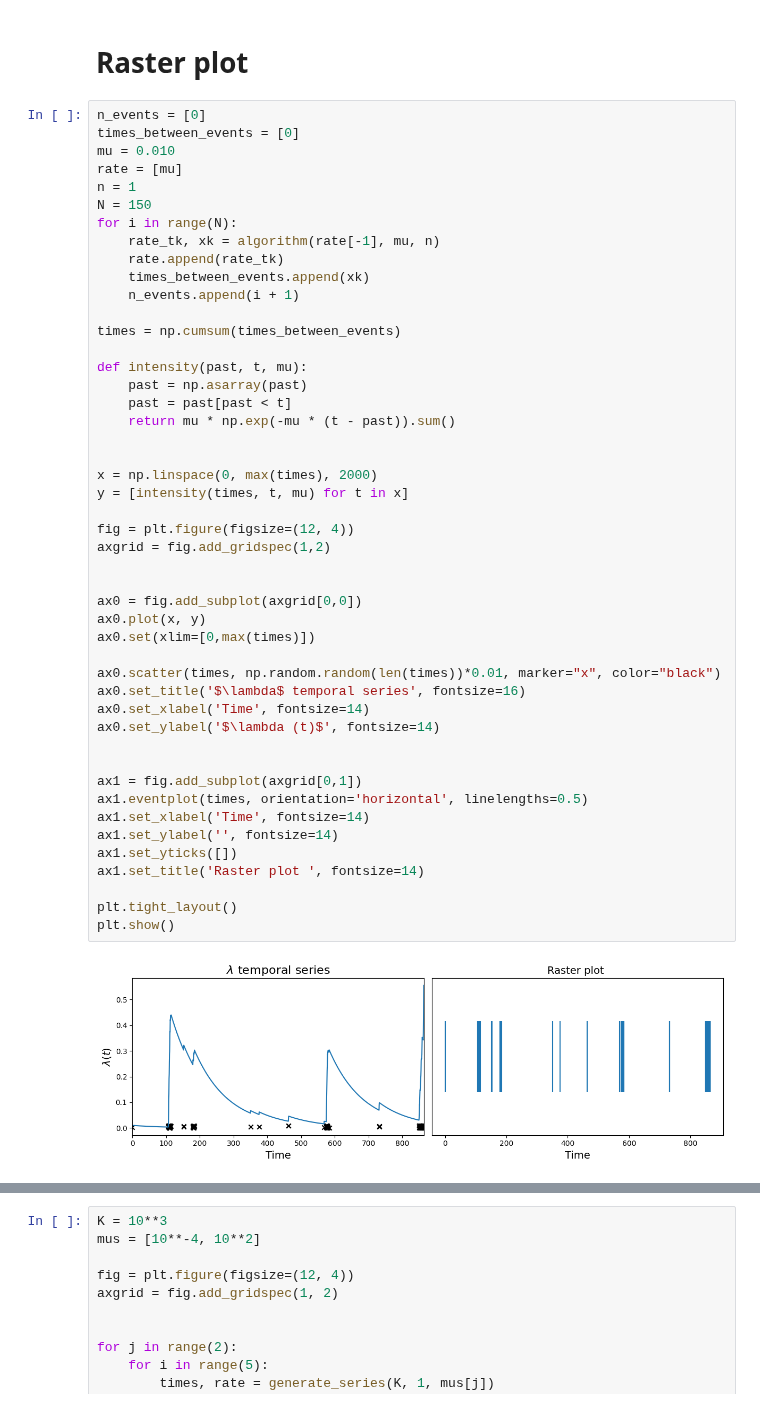
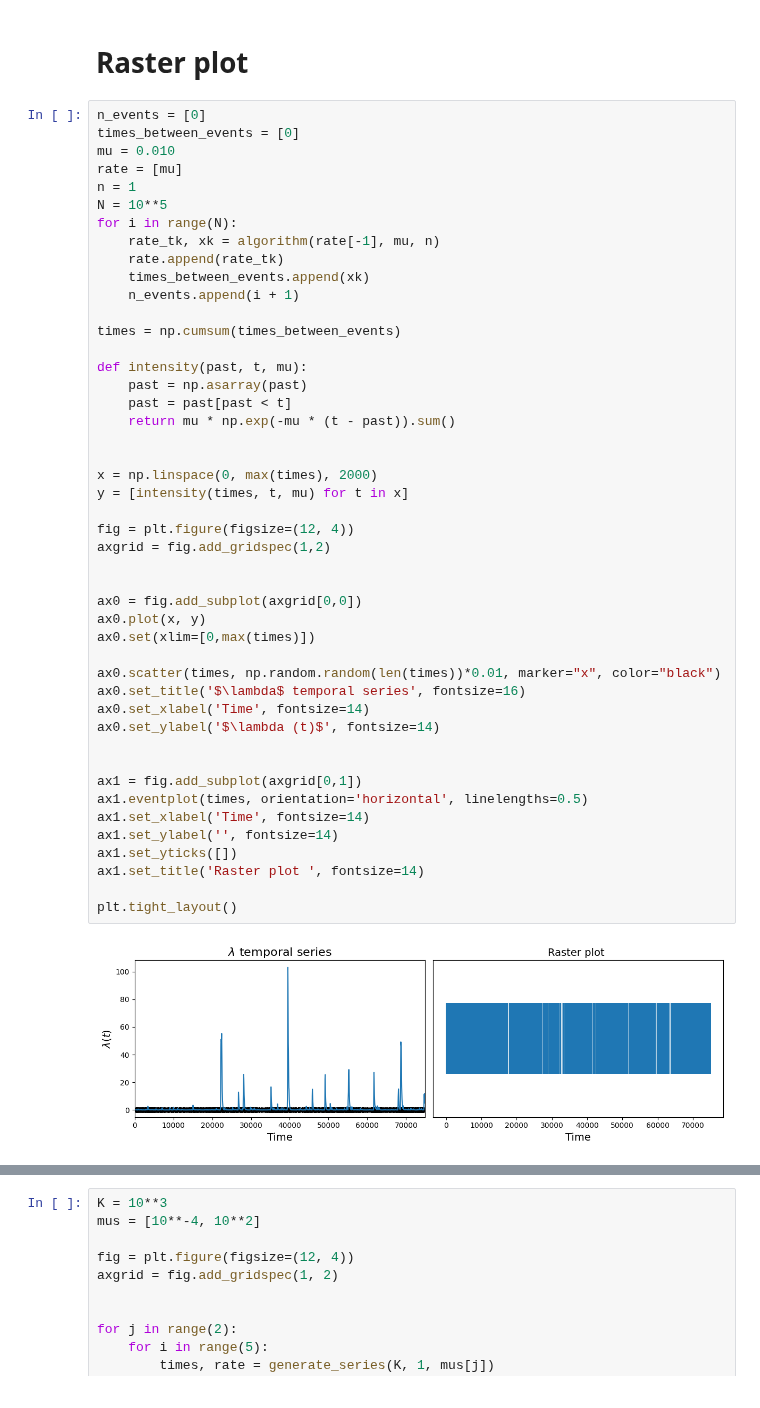
Before and after one commit to RivasAntonio/TFM, a Jupyter notebook: Códigos/Hawkes/Pruebas.ipynb, the cells around one changed output, grey strips where cells are left out. Drawn from its saved outputs; the diff is of its cells as text.

```diff
--- a/Códigos/Hawkes/Pruebas.ipynb
+++ b/Códigos/Hawkes/Pruebas.ipynb
@@ -48,7 +48,7 @@ times_between_events = [0]
 mu = 0.010
 rate = [mu]
 n = 1
-N = 150
+N = 10**5
 for i in range(N):
     rate_tk, xk = algorithm(rate[-1], mu, n)
     rate.append(rate_tk)
@@ -62,32 +62,31 @@ def intensity(past, t, mu):
     past = past[past < t]
     return mu * np.exp(-mu * (t - past)).sum()
 
 
 x = np.linspace(0, max(times), 2000)
 y = [intensity(times, t, mu) for t in x]
 
 fig = plt.figure(figsize=(12, 4))
 axgrid = fig.add_gridspec(1,2)
 
 
 ax0 = fig.add_subplot(axgrid[0,0])
 ax0.plot(x, y)
 ax0.set(xlim=[0,max(times)])
 
 ax0.scatter(times, np.random.random(len(times))*0.01, marker="x", color="black")
 ax0.set_title('$\lambda$ temporal series', fontsize=16)
 ax0.set_xlabel('Time', fontsize=14)
 ax0.set_ylabel('$\lambda (t)$', fontsize=14)
 
 
 ax1 = fig.add_subplot(axgrid[0,1])
 ax1.eventplot(times, orientation='horizontal', linelengths=0.5)
 ax1.set_xlabel('Time', fontsize=14)
 ax1.set_ylabel('', fontsize=14)
 ax1.set_yticks([])
 ax1.set_title('Raster plot ', fontsize=14)
 
 plt.tight_layout()
-plt.show()
 # %% [output]
-[figure, old version]
+[figure, new version]
```
Also changed, not shown: parts of 4 cells of this notebook, 23 other files.
